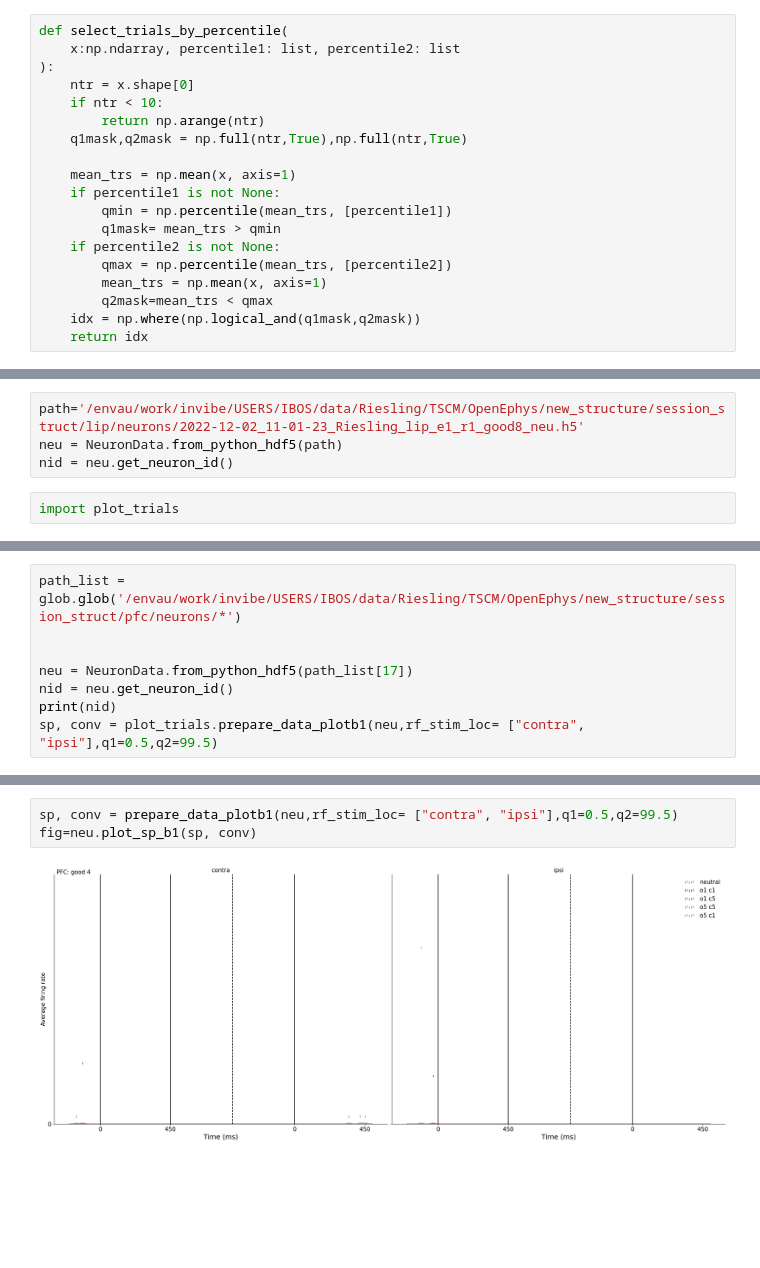
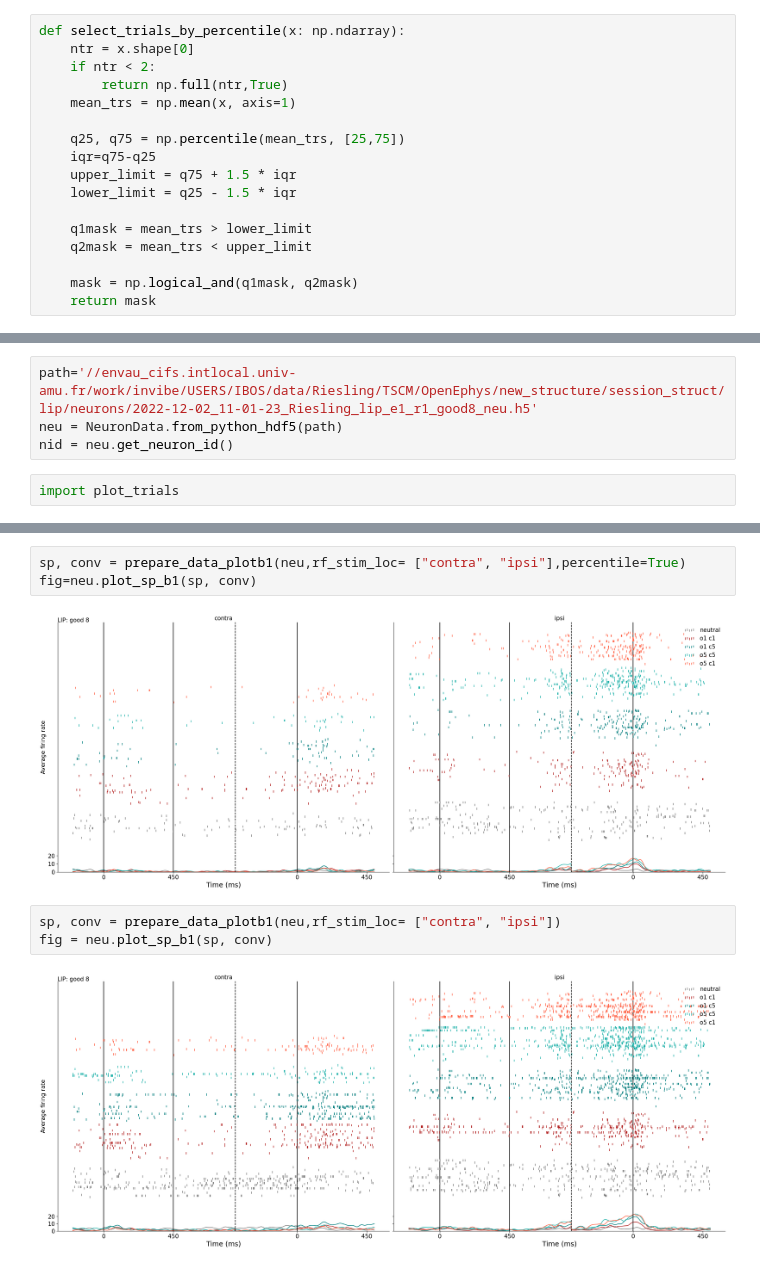
Before and after one commit to Ibos-lab/Users, a Jupyter notebook: losadac/plot_trials/tplot_trials.ipynb, the cells around one changed output, grey strips where cells are left out. Drawn from its saved outputs; the diff is of its cells as text; blank space fills up the shorter version.

```diff
--- a/losadac/plot_trials/tplot_trials.ipynb
+++ b/losadac/plot_trials/tplot_trials.ipynb
@@ -21,21 +21,19 @@ from ephysvibe.task import task_constants
 from ephysvibe.task.task_constants import EVENTS_B1_SHORT
 from ephysvibe.trials.spikes import firing_rate, sp_constants
 # %%
-def select_trials_by_percentile(
-    x:np.ndarray, percentile1: list, percentile2: list
-):
+def select_trials_by_percentile(x: np.ndarray):
     ntr = x.shape[0]
-    if ntr < 10:
-        return np.arange(ntr)
-    q1mask,q2mask = np.full(ntr,True),np.full(ntr,True)
+    if ntr < 2:
+        return np.full(ntr,True)
+    mean_trs = np.mean(x, axis=1)
 
-    mean_trs = np.mean(x, axis=1)
-    if percentile1 is not None:
-        qmin = np.percentile(mean_trs, [percentile1])
-        q1mask= mean_trs > qmin
-    if percentile2 is not None:
-        qmax = np.percentile(mean_trs, [percentile2])
-        mean_trs = np.mean(x, axis=1)
-        q2mask=mean_trs < qmax
-    idx = np.where(np.logical_and(q1mask,q2mask))
-    return idx
+    q25, q75 = np.percentile(mean_trs, [25,75])
+    iqr=q75-q25
+    upper_limit = q75 + 1.5 * iqr
+    lower_limit = q25 - 1.5 * iqr
+
+    q1mask = mean_trs > lower_limit
+    q2mask = mean_trs < upper_limit
+
+    mask = np.logical_and(q1mask, q2mask)
+    return mask
@@ -284,5 +188,5 @@ def prepare_data_plotb1(neu,rf_stim_loc:list= ["contra", "ipsi"],q1:float=None,q
 # %%
-path='/envau/work/invibe/USERS/IBOS/data/Riesling/TSCM/OpenEphys/new_structure/session_struct/lip/neurons/2022-12-02_11-01-23_Riesling_lip_e1_r1_good8_neu.h5'
+path='//envau_cifs.intlocal.univ-amu.fr/work/invibe/USERS/IBOS/data/Riesling/TSCM/OpenEphys/new_structure/session_struct/lip/neurons/2022-12-02_11-01-23_Riesling_lip_e1_r1_good8_neu.h5'
 neu = NeuronData.from_python_hdf5(path)
 nid = neu.get_neuron_id()
 # %%
@@ -364,8 +193,0 @@ print(lower_limit,upper_limit)
-# %%
-path_list = glob.glob('/envau/work/invibe/USERS/IBOS/data/Riesling/TSCM/OpenEphys/new_structure/session_struct/pfc/neurons/*')
-
-
-neu = NeuronData.from_python_hdf5(path_list[17])
-nid = neu.get_neuron_id()
-print(nid)
-sp, conv = plot_trials.prepare_data_plotb1(neu,rf_stim_loc= ["contra", "ipsi"],q1=0.5,q2=99.5)
@@ -374,5 +204,10 @@ good4PFC2022-12-01_10-23-18Riesling
+# %%
+sp, conv = prepare_data_plotb1(neu,rf_stim_loc= ["contra", "ipsi"],percentile=True)
+fig=neu.plot_sp_b1(sp, conv)
+# %% [output]
+[figure, added]
 # %%
-sp, conv = prepare_data_plotb1(neu,rf_stim_loc= ["contra", "ipsi"],q1=0.5,q2=99.5)
-fig=neu.plot_sp_b1(sp, conv)
+sp, conv = prepare_data_plotb1(neu,rf_stim_loc= ["contra", "ipsi"])
+fig = neu.plot_sp_b1(sp, conv)
 # %% [output]
-[figure, old version]
+[figure, new version]
```
Also changed, not shown: parts of 11 cells of this notebook, 2 other files.
